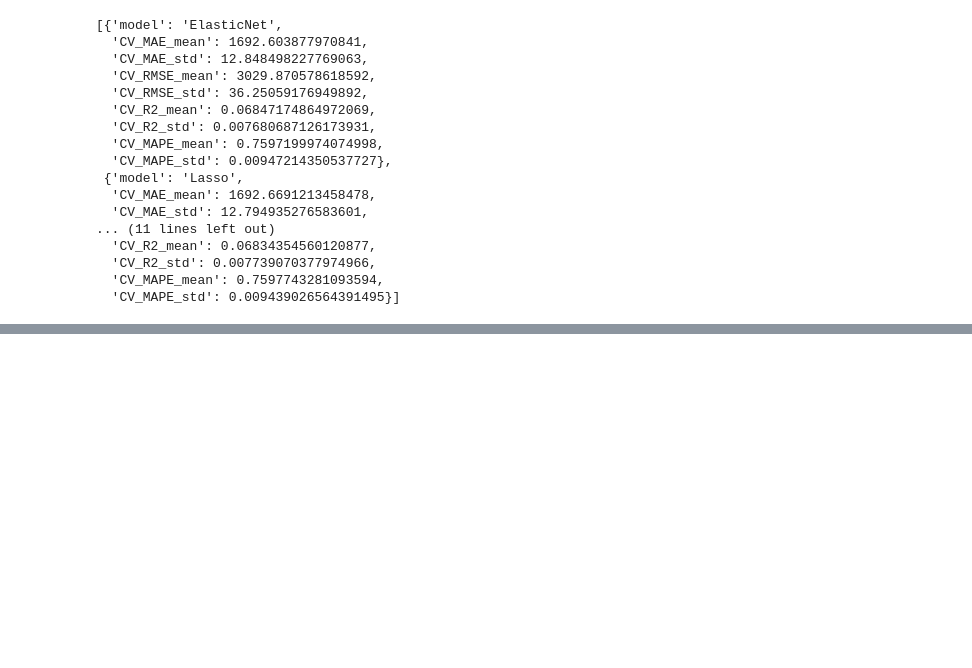
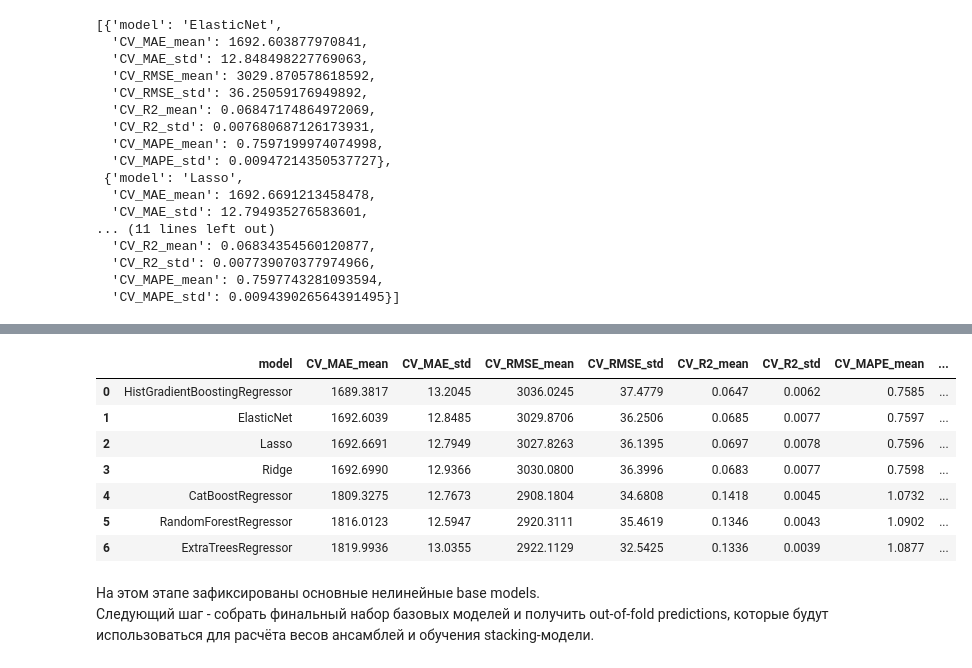
Before and after one commit to horacemtb/medcost-prediction-app, a Jupyter notebook: notebooks/additional-research.ipynb, the cells around one changed output, grey strips where cells are left out. Drawn from its saved outputs; the diff is of its cells as text; code cells hidden in the pictures; blank space fills up the shorter version.

```diff
--- a/notebooks/additional-research.ipynb
+++ b/notebooks/additional-research.ipynb
@@ -1981,0 +2735,56 @@ cv_results
+# %%
+# Собираем CV-результаты деревянных моделей
+
+tree_cv_results = pd.DataFrame([
+    rf_cv_result,
+    extra_trees_cv_result,
+    hgb_cv_result,
+    catboost_cv_result
+])
+
+tree_cv_results = tree_cv_results.sort_values(
+    by='CV_MAE_mean',
+    ascending=True
+).reset_index(drop=True)
+
+
+# Сохраняем fitted-модели.
+# Они обучены только на train и будут использоваться позже для OOF/test логики
+
+tree_fitted_models = {
+    'RandomForestRegressor': rf_search.best_estimator_,
+    'ExtraTreesRegressor': extra_trees_search.best_estimator_,
+    'HistGradientBoostingRegressor': best_hgb_pipeline,
+    'CatBoostRegressor': best_catboost_pipeline
+}
+# %%
+# Добавляем результаты в общую таблицу CV-результатов
+
+tree_model_names = set(tree_cv_results['model'])
+
+cv_results = [
+    row for row in cv_results
+    if row.get('model') not in tree_model_names
+]
+
+cv_results.extend(tree_cv_results.to_dict('records'))
+
+all_cv_results = (
+    pd.DataFrame(cv_results)
+    .sort_values('CV_MAE_mean')
+    .reset_index(drop=True)
+)
+
+all_cv_results.round(4)
+# %% [output]
+|  | model | CV_MAE_mean | CV_MAE_std | CV_RMSE_mean | CV_RMSE_std | CV_R2_mean | CV_R2_std | CV_MAPE_mean | ... |
+| 0 | HistGradientBoostingRegressor | 1689.3817 | 13.2045 | 3036.0245 | 37.4779 | 0.0647 | 0.0062 | 0.7585 | ... |
+| 1 | ElasticNet | 1692.6039 | 12.8485 | 3029.8706 | 36.2506 | 0.0685 | 0.0077 | 0.7597 | ... |
+| 2 | Lasso | 1692.6691 | 12.7949 | 3027.8263 | 36.1395 | 0.0697 | 0.0078 | 0.7596 | ... |
+| 3 | Ridge | 1692.6990 | 12.9366 | 3030.0800 | 36.3996 | 0.0683 | 0.0077 | 0.7598 | ... |
+| 4 | CatBoostRegressor | 1809.3275 | 12.7673 | 2908.1804 | 34.6808 | 0.1418 | 0.0045 | 1.0732 | ... |
+| 5 | RandomForestRegressor | 1816.0123 | 12.5947 | 2920.3111 | 35.4619 | 0.1346 | 0.0043 | 1.0902 | ... |
+| 6 | ExtraTreesRegressor | 1819.9936 | 13.0355 | 2922.1129 | 32.5425 | 0.1336 | 0.0039 | 1.0877 | ... |
+# %% [markdown]
+На этом этапе зафиксированы основные нелинейные base models.
+Следующий шаг - собрать финальный набор базовых моделей и получить out-of-fold predictions, которые будут использоваться для расчёта весов ансамблей и обучения stacking-модели.
```
Also changed, not shown: parts of 29 cells of this notebook.
